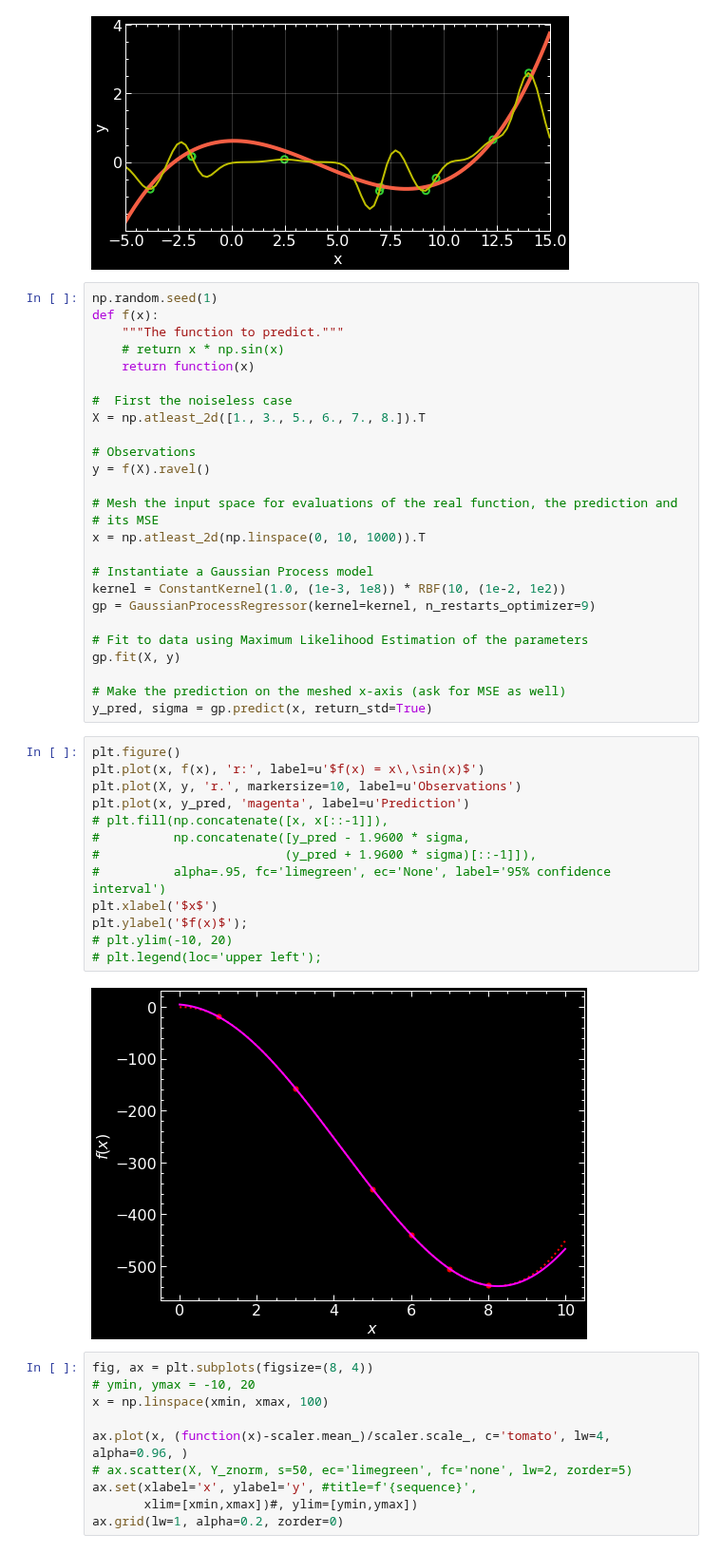
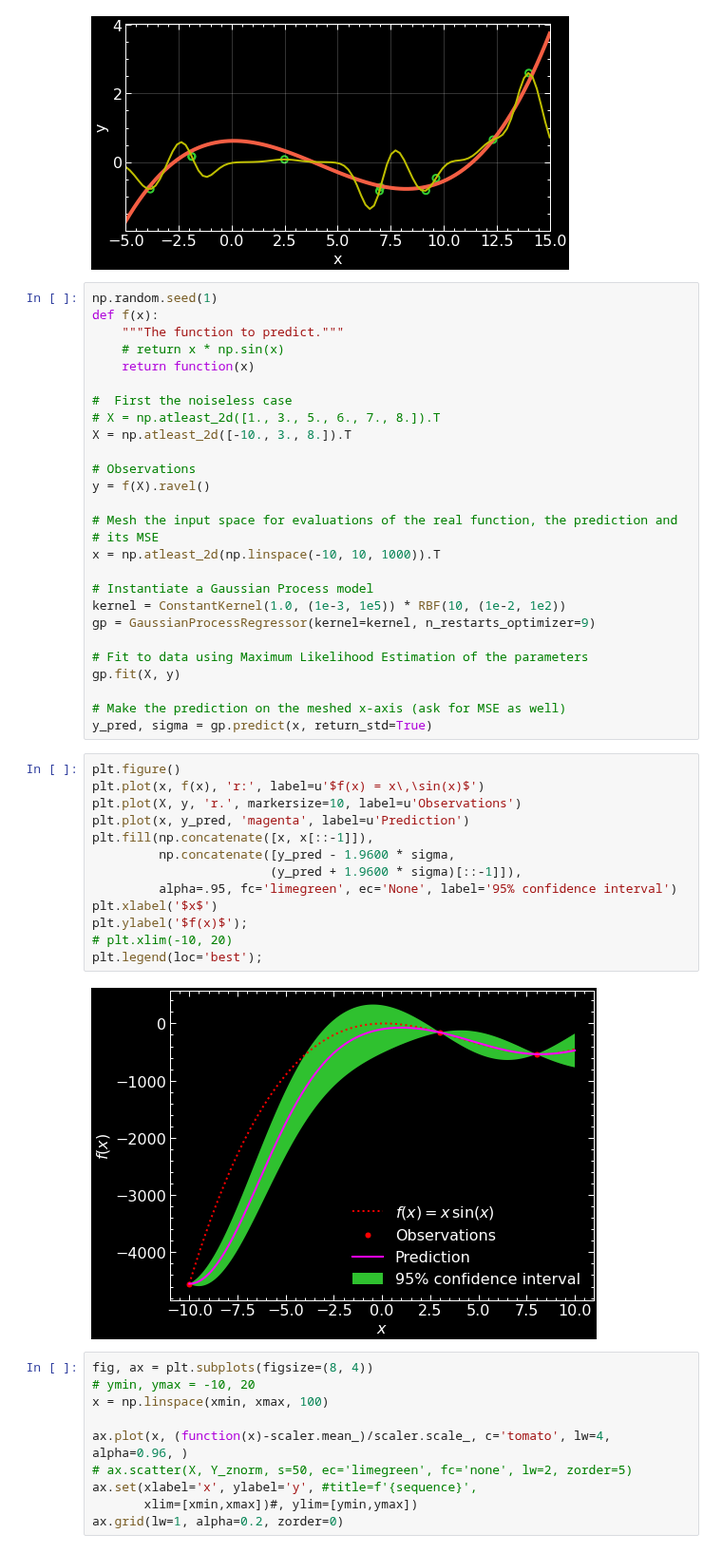
Before and after one commit to jsdiazpo/Bayesian-Digressions, a Jupyter notebook: Gaussian-Processes.ipynb, the cells around one changed output. Shown at 95% size. Cells and saved outputs as stored; diff of their text form.

```diff
--- a/Gaussian-Processes.ipynb
+++ b/Gaussian-Processes.ipynb
@@ -77,17 +77,18 @@ def f(x):
     return function(x)
 
 #  First the noiseless case
-X = np.atleast_2d([1., 3., 5., 6., 7., 8.]).T
+# X = np.atleast_2d([1., 3., 5., 6., 7., 8.]).T
+X = np.atleast_2d([-10., 3., 8.]).T
 
 # Observations
 y = f(X).ravel()
 
 # Mesh the input space for evaluations of the real function, the prediction and
 # its MSE
-x = np.atleast_2d(np.linspace(0, 10, 1000)).T
+x = np.atleast_2d(np.linspace(-10, 10, 1000)).T
 
 # Instantiate a Gaussian Process model
-kernel = ConstantKernel(1.0, (1e-3, 1e8)) * RBF(10, (1e-2, 1e2))
+kernel = ConstantKernel(1.0, (1e-3, 1e5)) * RBF(10, (1e-2, 1e2))
 gp = GaussianProcessRegressor(kernel=kernel, n_restarts_optimizer=9)
 
 # Fit to data using Maximum Likelihood Estimation of the parameters
@@ -98,18 +99,18 @@ y_pred, sigma = gp.predict(x, return_std=True)
 # %%
 plt.figure()
 plt.plot(x, f(x), 'r:', label=u'$f(x) = x\,\sin(x)$')
 plt.plot(X, y, 'r.', markersize=10, label=u'Observations')
 plt.plot(x, y_pred, 'magenta', label=u'Prediction')
-# plt.fill(np.concatenate([x, x[::-1]]),
-#          np.concatenate([y_pred - 1.9600 * sigma,
-#                         (y_pred + 1.9600 * sigma)[::-1]]),
-#          alpha=.95, fc='limegreen', ec='None', label='95% confidence interval')
+plt.fill(np.concatenate([x, x[::-1]]),
+         np.concatenate([y_pred - 1.9600 * sigma,
+                        (y_pred + 1.9600 * sigma)[::-1]]),
+         alpha=.95, fc='limegreen', ec='None', label='95% confidence interval')
 plt.xlabel('$x$')
 plt.ylabel('$f(x)$');
-# plt.ylim(-10, 20)
-# plt.legend(loc='upper left');
+# plt.xlim(-10, 20)
+plt.legend(loc='best');
 # %% [output]
-[figure, old version]
+[figure, new version]
 # %%
 fig, ax = plt.subplots(figsize=(8, 4))
 # ymin, ymax = -10, 20
```
